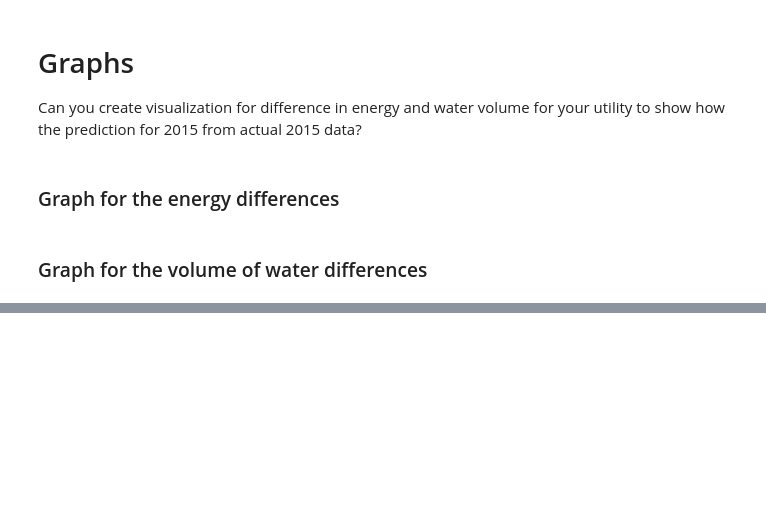
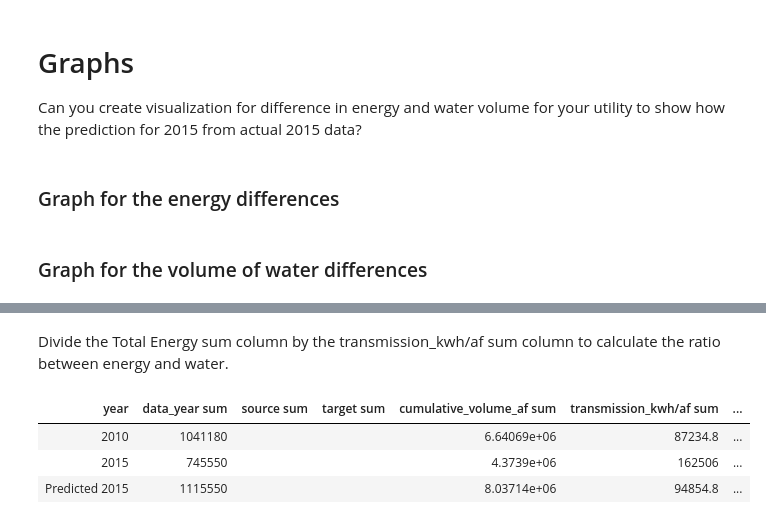
Before and after one commit to ds-modules/CE-110, a Jupyter notebook: CE-110_Lab_Mina.ipynb, the cells around one changed output, grey strips where cells are left out. Cells and saved outputs as stored; diff of their text form; code cells hidden in the pictures; blank space fills up the shorter version.

```diff
--- a/CE-110_Lab_Mina.ipynb
+++ b/CE-110_Lab_Mina.ipynb
@@ -596,0 +621,12 @@ volume_bar;
+# %% [markdown]
+Divide the Total Energy sum column by the transmission_kwh/af sum column to calculate the ratio between energy and water.
+# %%
+#Ratio
+ratios = test_group.column('Total Energy sum') / test_group.column('cumulative_volume_af sum')
+test_group = test_group.with_column('energy per volume', ratios)
+test_group
+# %% [output]
+| year | data_year sum | source sum | target sum | cumulative_volume_af sum | transmission_kwh/af sum | ... |
+| 2010 | 1041180 |  |  | 6.64069e+06 | 87234.8 | ... |
+| 2015 | 745550 |  |  | 4.3739e+06 | 162506 | ... |
+| Predicted 2015 | 1115550 |  |  | 8.03714e+06 | 94854.8 | ... |
```
Also changed, not shown: parts of 31 cells of this notebook.
